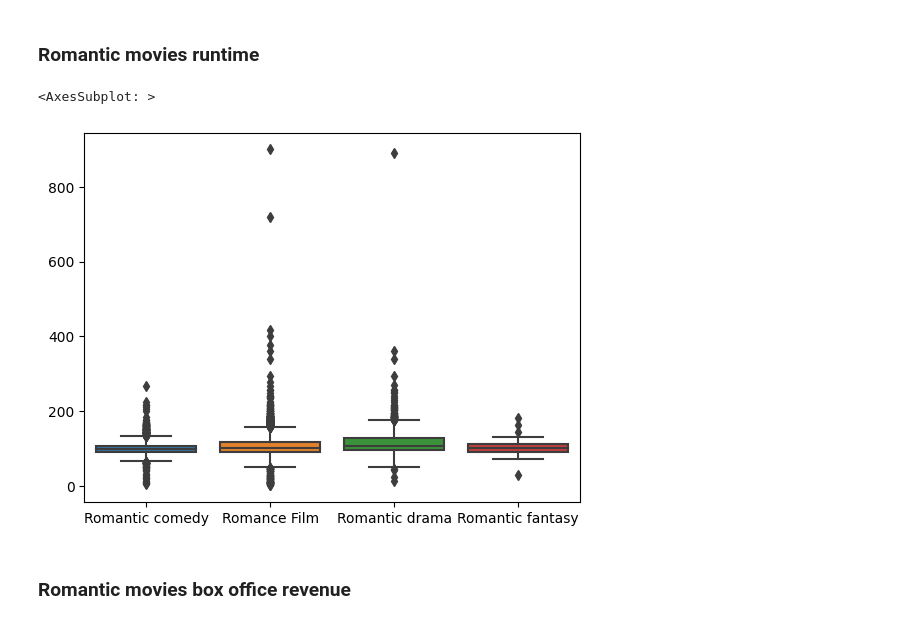
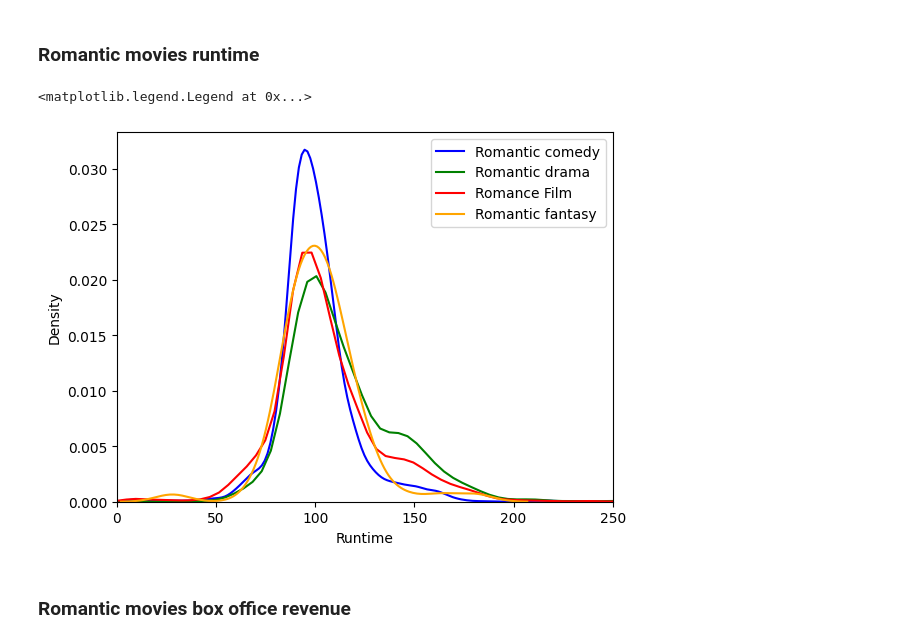
Before and after one commit to epfl-ada/ada-2022-project-toestewbrr, a Jupyter notebook: data_preprocessing.ipynb, the cells around one changed output. Saved outputs shown, nothing was run; the diff lists cells and outputs as text; code cells hidden in the pictures.

```diff
--- a/data_preprocessing.ipynb
+++ b/data_preprocessing.ipynb
@@ -162,11 +162,18 @@ Total number of films:  81741
 ### Romantic movies runtime
 # %%
 ##Should correct outliers
-combined_runtime = pd.DataFrame({'Romantic comedy': romantic_comedy['Runtime'], 'Romance Film': romantic_film['Runtime'], 'Romantic drama': romantic_drama['Runtime'], 'Romantic fantasy': romantic_fantasy['Runtime']})
-sns.boxplot(combined_runtime)
+#combined_runtime = pd.DataFrame({'Romantic comedy': romantic_comedy['Runtime'], 'Romance Film': romantic_film['Runtime'], 'Romantic drama': romantic_drama['Runtime'], 'Romantic fantasy': romantic_fantasy['Runtime']})
+#sns.boxplot(combined_runtime)
-# %% [output]
-<AxesSubplot: >
-[figure, removed]
+# %%
+ax = sns.kdeplot(romantic_comedy['Runtime'], color='blue')
+ax = sns.kdeplot(romantic_drama['Runtime'], color='green')
+ax = sns.kdeplot(romantic_film['Runtime'], color='red')
+ax = sns.kdeplot(romantic_fantasy['Runtime'], color='orange')
+ax.set_xlim(0,250)
+ax.legend(['Romantic comedy', 'Romantic drama', 'Romance Film', 'Romantic fantasy'])
+# %% [output]
+<matplotlib.legend.Legend at 0x...>
+[figure, added]
 # %% [markdown]
 ### Romantic movies box office revenue
 # %%
```
Also changed, not shown: parts of 4 cells of this notebook.
